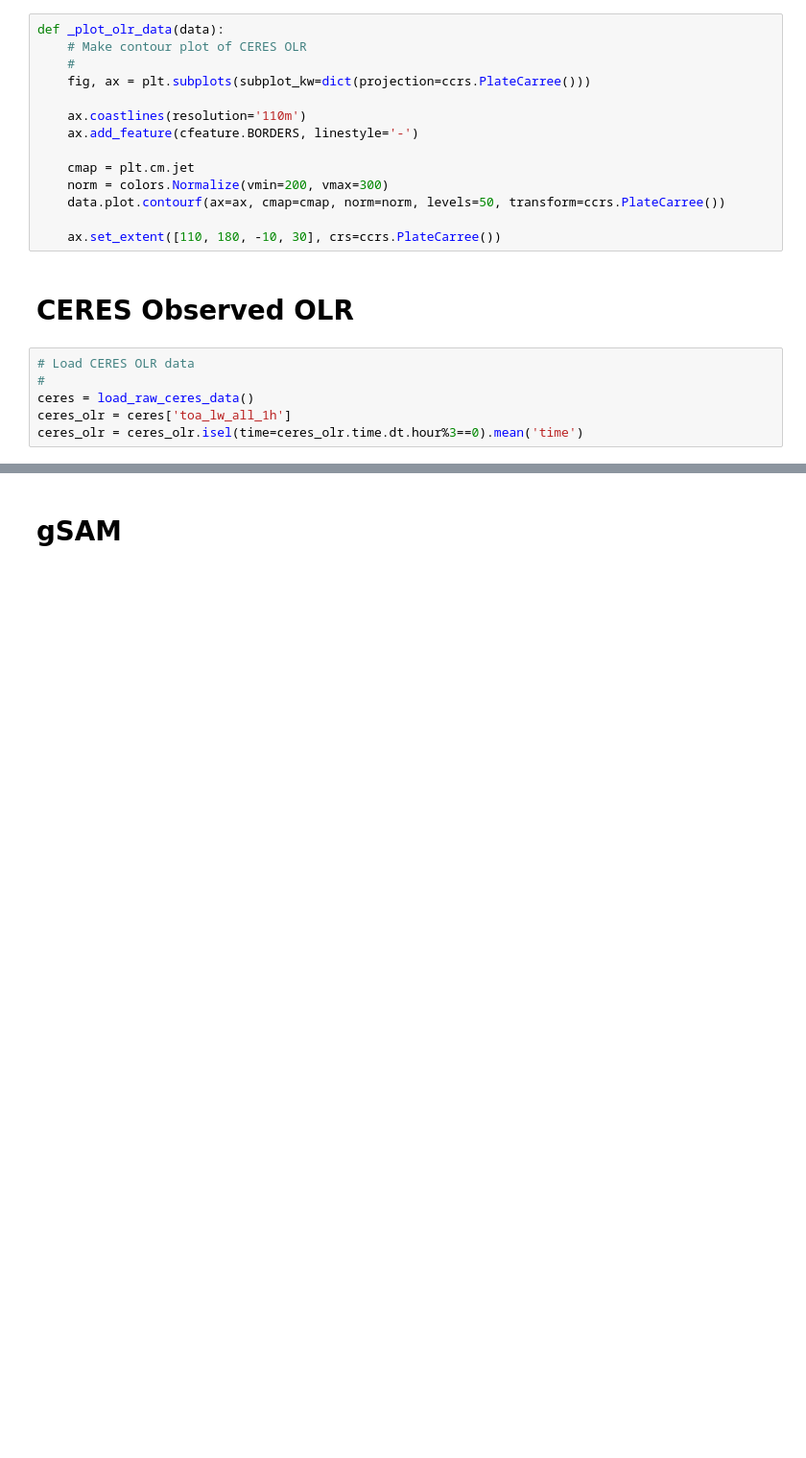
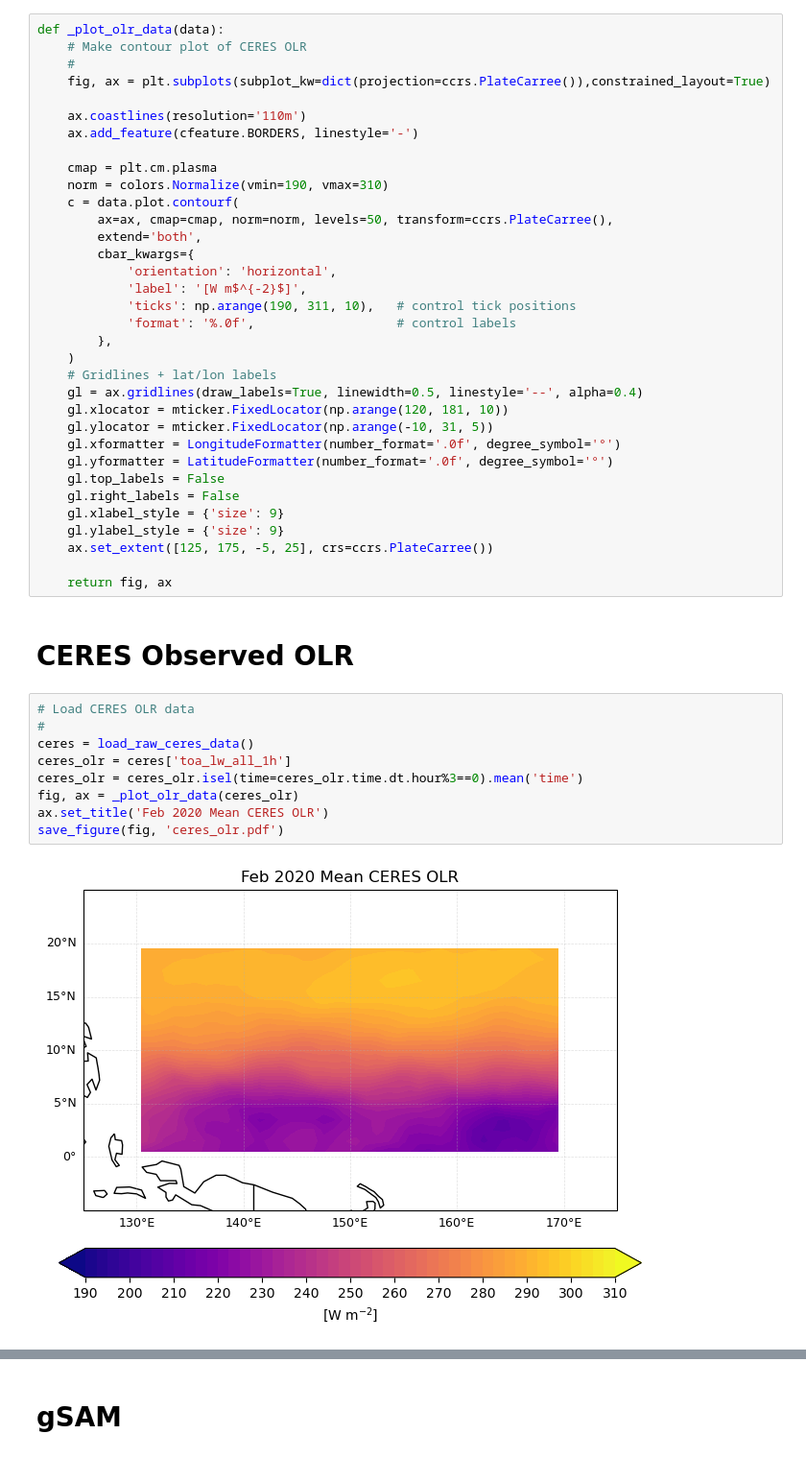
Before and after one commit to pedroanguloumana/scale_interaction_in_gsam, a Jupyter notebook: notebooks/Region_Map_OLR_Overlay.ipynb, the cells around one changed output, grey strips where cells are left out. Shown at 96% size. Saved outputs shown, nothing was run; the diff lists cells and outputs as text; blank space fills up the shorter version.

Commit message:
Added more plots

```diff
--- a/notebooks/Region_Map_OLR_Overlay.ipynb
+++ b/notebooks/Region_Map_OLR_Overlay.ipynb
@@ -15,21 +19,46 @@ The autoreload extension is already loaded. To reload it, use:
 def _plot_olr_data(data):
     # Make contour plot of CERES OLR
     #
-    fig, ax = plt.subplots(subplot_kw=dict(projection=ccrs.PlateCarree()))
+    fig, ax = plt.subplots(subplot_kw=dict(projection=ccrs.PlateCarree()),constrained_layout=True)
 
     ax.coastlines(resolution='110m')
     ax.add_feature(cfeature.BORDERS, linestyle='-')
 
-    cmap = plt.cm.jet
-    norm = colors.Normalize(vmin=200, vmax=300)
-    data.plot.contourf(ax=ax, cmap=cmap, norm=norm, levels=50, transform=ccrs.PlateCarree())
+    cmap = plt.cm.plasma
+    norm = colors.Normalize(vmin=190, vmax=310)
+    c = data.plot.contourf(
+        ax=ax, cmap=cmap, norm=norm, levels=50, transform=ccrs.PlateCarree(),
+        extend='both',
+        cbar_kwargs={
+            'orientation': 'horizontal',
+            'label': '[W m$^{-2}$]',
+            'ticks': np.arange(190, 311, 10),   # control tick positions
+            'format': '%.0f',                   # control labels
+        },
+    )
+    # Gridlines + lat/lon labels
+    gl = ax.gridlines(draw_labels=True, linewidth=0.5, linestyle='--', alpha=0.4)
+    gl.xlocator = mticker.FixedLocator(np.arange(120, 181, 10))
+    gl.ylocator = mticker.FixedLocator(np.arange(-10, 31, 5))
+    gl.xformatter = LongitudeFormatter(number_format='.0f', degree_symbol='°')
+    gl.yformatter = LatitudeFormatter(number_format='.0f', degree_symbol='°')
+    gl.top_labels = False
+    gl.right_labels = False
+    gl.xlabel_style = {'size': 9}
+    gl.ylabel_style = {'size': 9}
+    ax.set_extent([125, 175, -5, 25], crs=ccrs.PlateCarree())
 
-    ax.set_extent([110, 180, -10, 30], crs=ccrs.PlateCarree())
+    return fig, ax
 # %% [markdown]
 # CERES Observed OLR
 # %%
 # Load CERES OLR data
 #
 ceres = load_raw_ceres_data()
 ceres_olr = ceres['toa_lw_all_1h']
 ceres_olr = ceres_olr.isel(time=ceres_olr.time.dt.hour%3==0).mean('time')
+fig, ax = _plot_olr_data(ceres_olr)
+ax.set_title('Feb 2020 Mean CERES OLR')
+save_figure(fig, 'ceres_olr.pdf')
+# %% [output]
+[figure, added]
```
Also changed, not shown: parts of 4 cells of this notebook, 27 other files.
